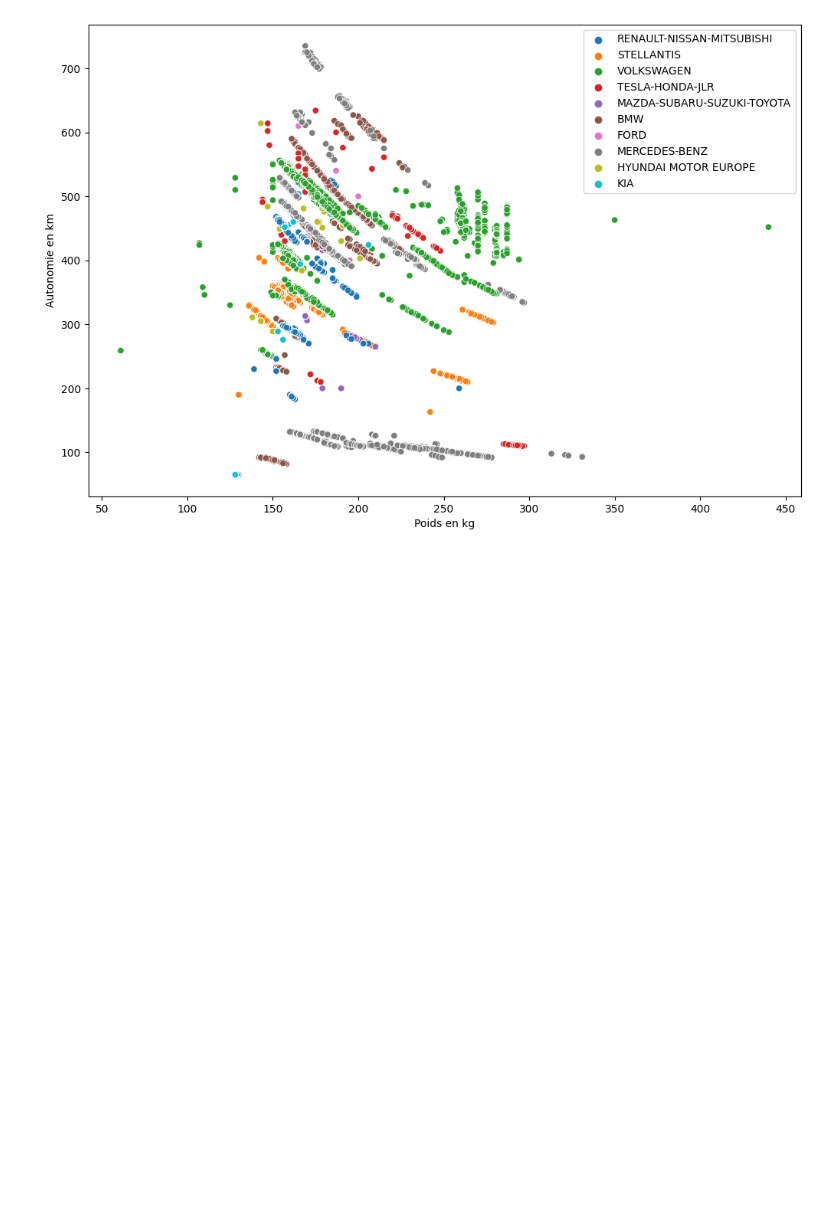
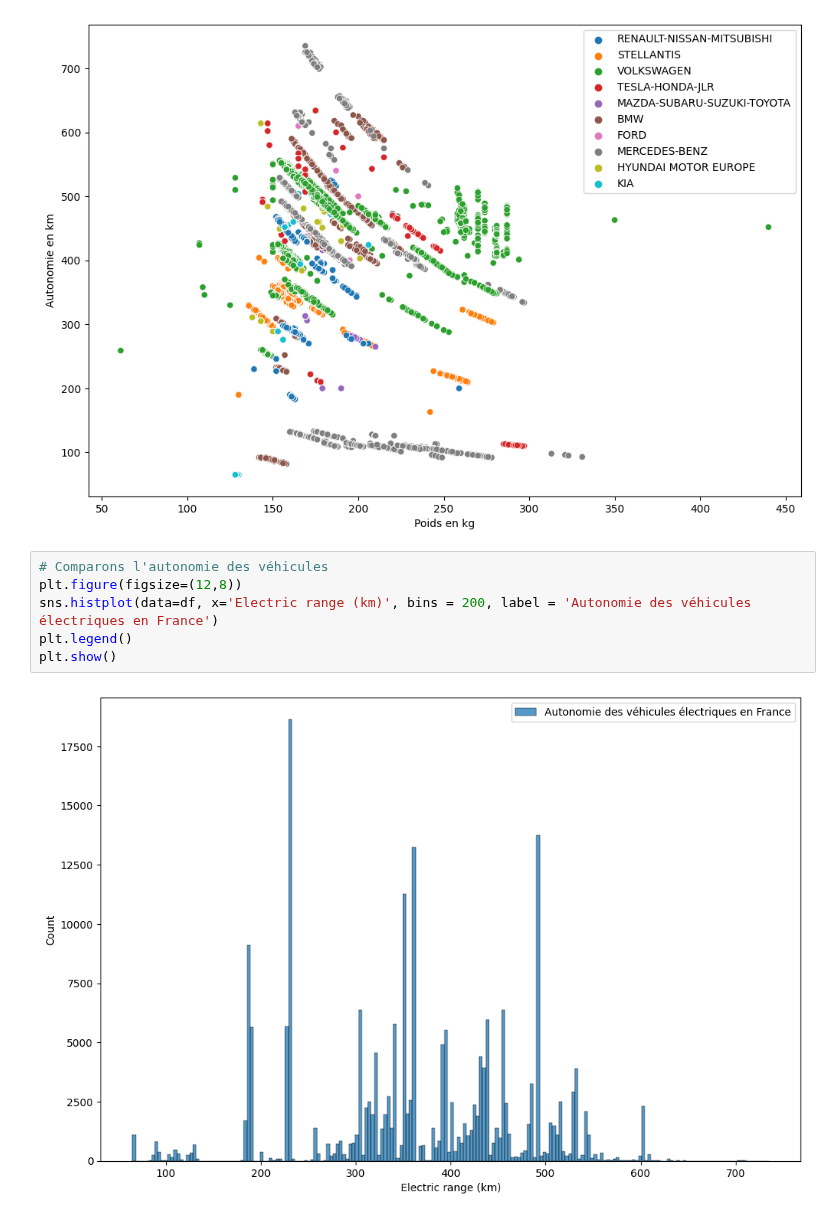
Before and after one commit to antoine-palazz/PyCar, a Jupyter notebook: notebooks/EDA_voitures.ipynb, the cells around one changed output. Cells and saved outputs as stored; diff of their text form; blank space fills up the shorter version.

```diff
--- a/notebooks/EDA_voitures.ipynb
+++ b/notebooks/EDA_voitures.ipynb
@@ -129,3 +129,11 @@ plt.legend()
 plt.show()
 # %% [output]
 [figure]
+# %%
+# Comparons l'autonomie des véhicules
+plt.figure(figsize=(12,8))
+sns.histplot(data=df, x='Electric range (km)', bins = 200, label = 'Autonomie des véhicules électriques en France')
+plt.legend()
+plt.show()
+# %% [output]
+[figure, added]
```
